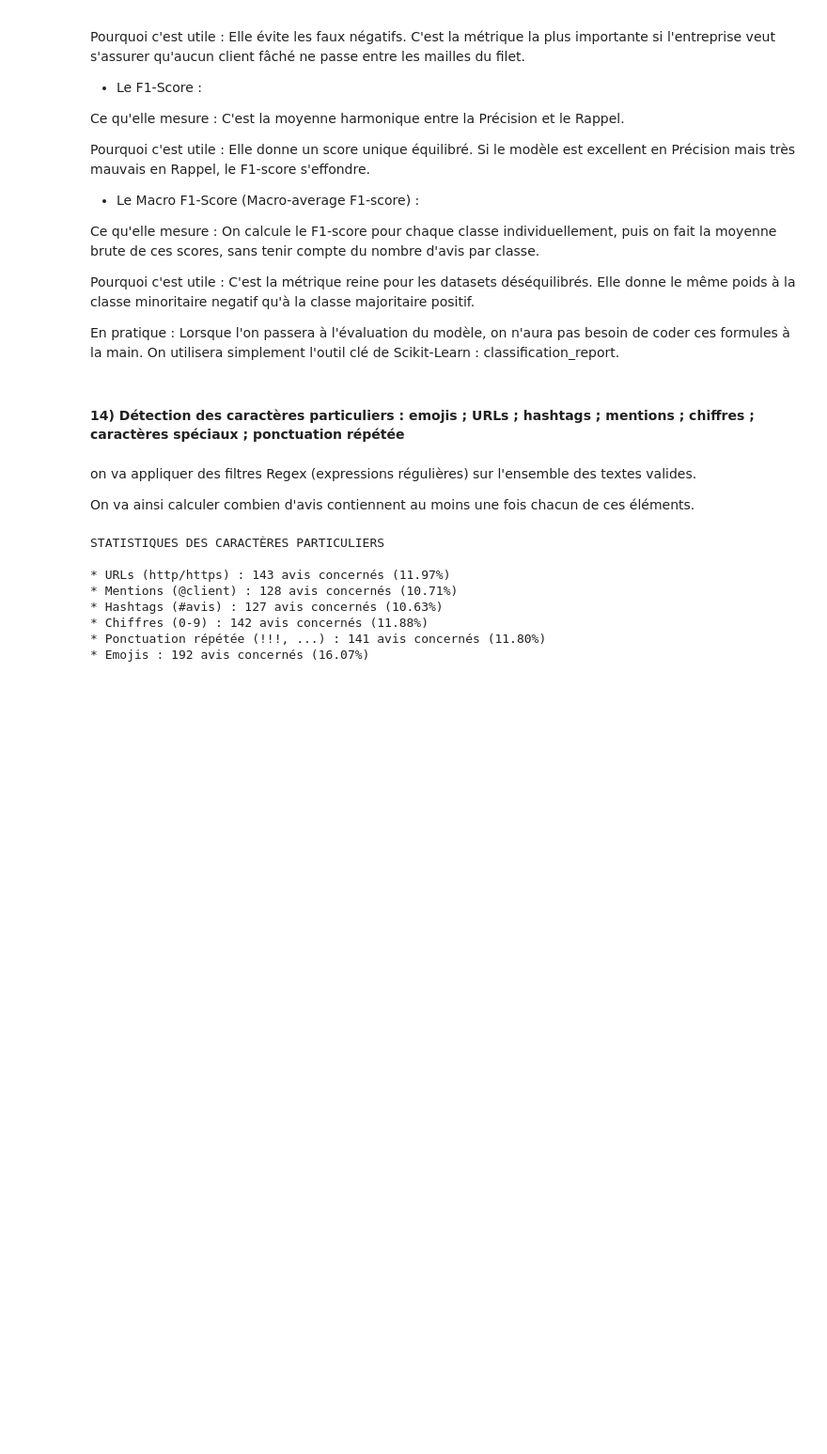
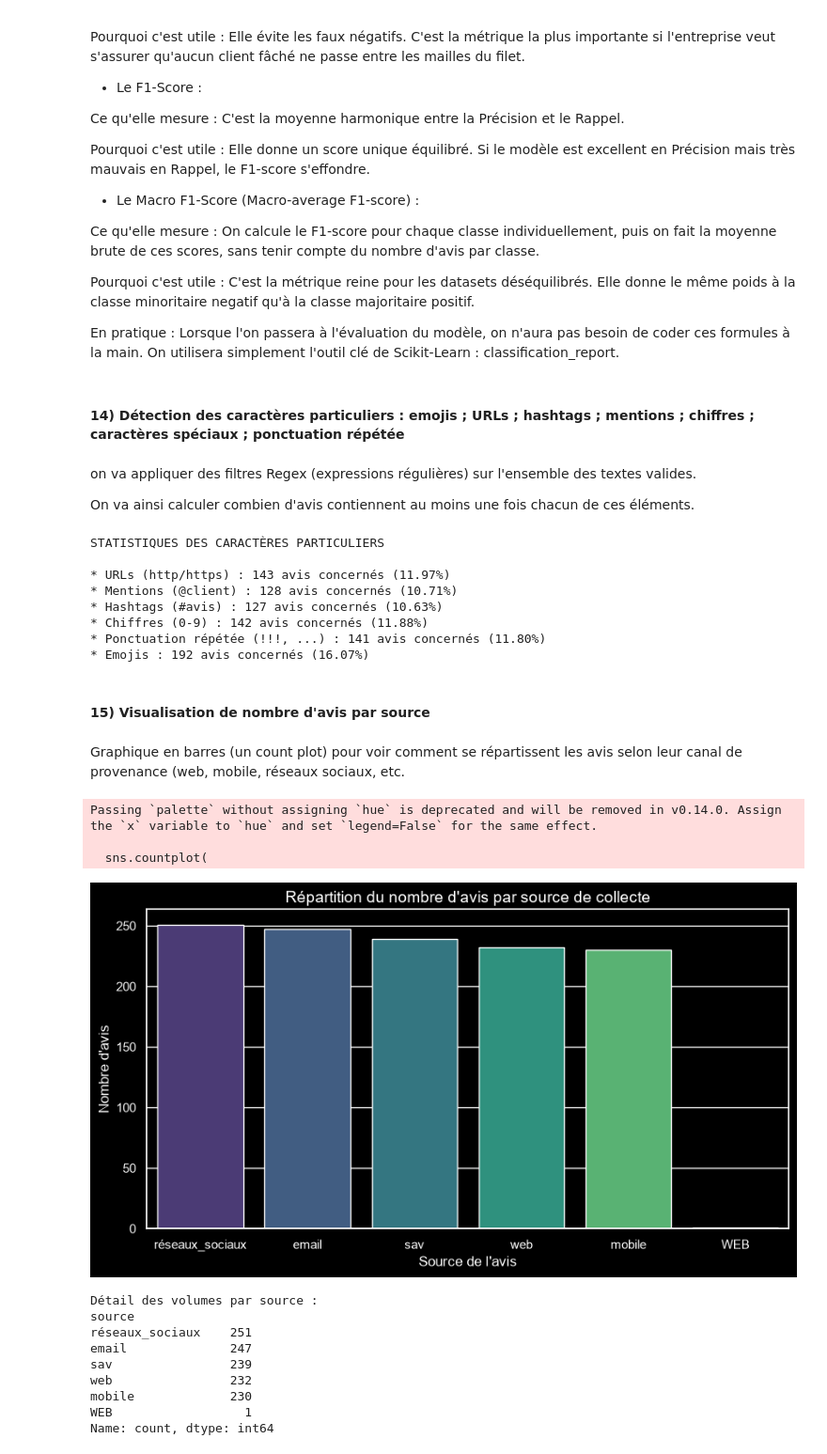
Before and after one commit to cheikhahmedtidiane/atelier_prepa_donnees_textuelles, a Jupyter notebook: atelier_prepa_donnees_textuelles/notebooks/atelier_prepa_donnees_textuelles.ipynb, the cells around one changed output. Shown at 94% size. Saved outputs shown, nothing was run; the diff lists cells and outputs as text; code cells hidden in the pictures; blank space fills up the shorter version.

Commit message:
Partie 1 – Exploration du corpus 15) Visualisation de nombre d'avis par source

```diff
--- a/atelier_prepa_donnees_textuelles/notebooks/atelier_prepa_donnees_textuelles.ipynb
+++ b/atelier_prepa_donnees_textuelles/notebooks/atelier_prepa_donnees_textuelles.ipynb
@@ -462,3 +462,41 @@ STATISTIQUES DES CARACTÈRES PARTICULIERS
 * Chiffres (0-9) : 142 avis concernés (11.88%)
 * Ponctuation répétée (!!!, ...) : 141 avis concernés (11.80%)
 * Emojis : 192 avis concernés (16.07%)
+# %% [markdown]
+#### 15) Visualisation de nombre d'avis par source
+# %% [markdown]
+Graphique en barres (un count plot) pour voir comment se répartissent les avis selon leur canal de provenance (web, mobile, réseaux sociaux, etc.
+# %%
+plt.figure(figsize=(10, 5))
+
+# diagramme en barres trié par ordre décroissant
+sns.countplot(
+    data=df,
+    x='source',
+    order=df['source'].value_counts().index,
+    palette='viridis'
+)
+
+plt.title("Répartition du nombre d'avis par source de collecte", fontsize=14)
+plt.xlabel("Source de l'avis", fontsize=12)
+plt.ylabel("Nombre d'avis", fontsize=12)
+
+plt.show()
+
+# On affiche aussi les chiffres exacts juste en dessous
+print("Détail des volumes par source :")
+print(df['source'].value_counts())
+# %% [output]
+Passing `palette` without assigning `hue` is deprecated and will be removed in v0.14.0. Assign the `x` variable to `hue` and set `legend=False` for the same effect.
+
+  sns.countplot(
+[figure, added]
+Détail des volumes par source :
+source
+réseaux_sociaux    251
+email              247
+sav                239
+web                232
+mobile             230
+WEB                  1
+Name: count, dtype: int64
```
